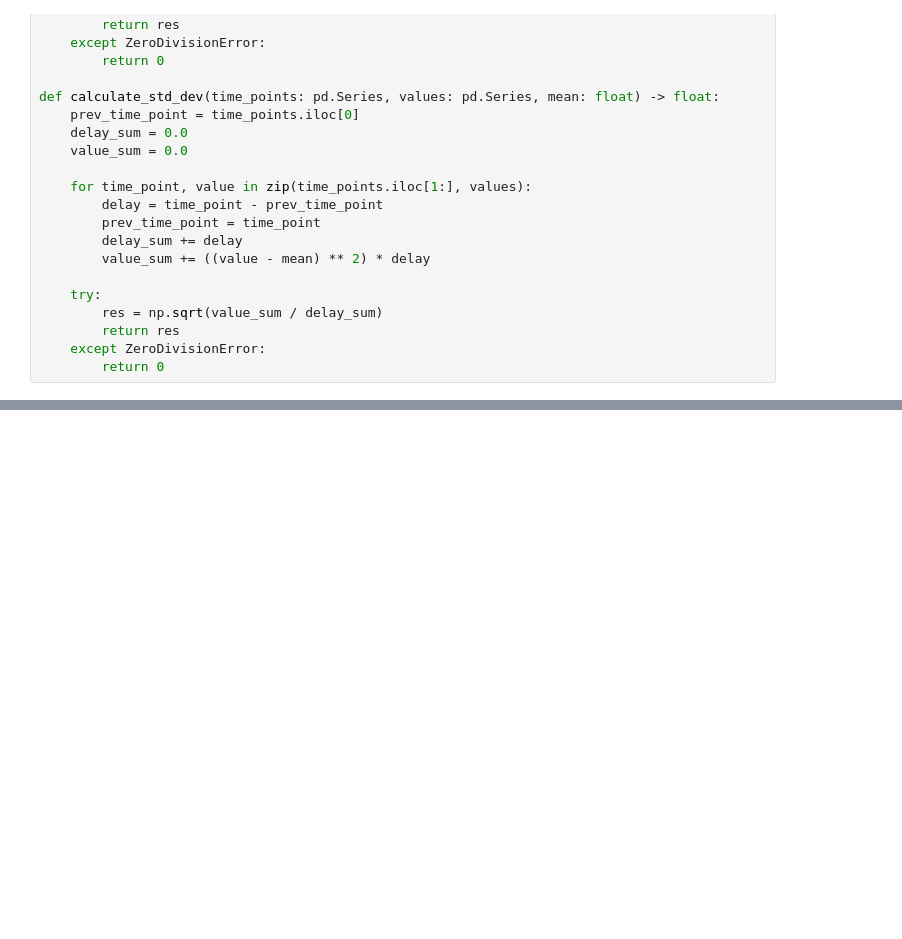
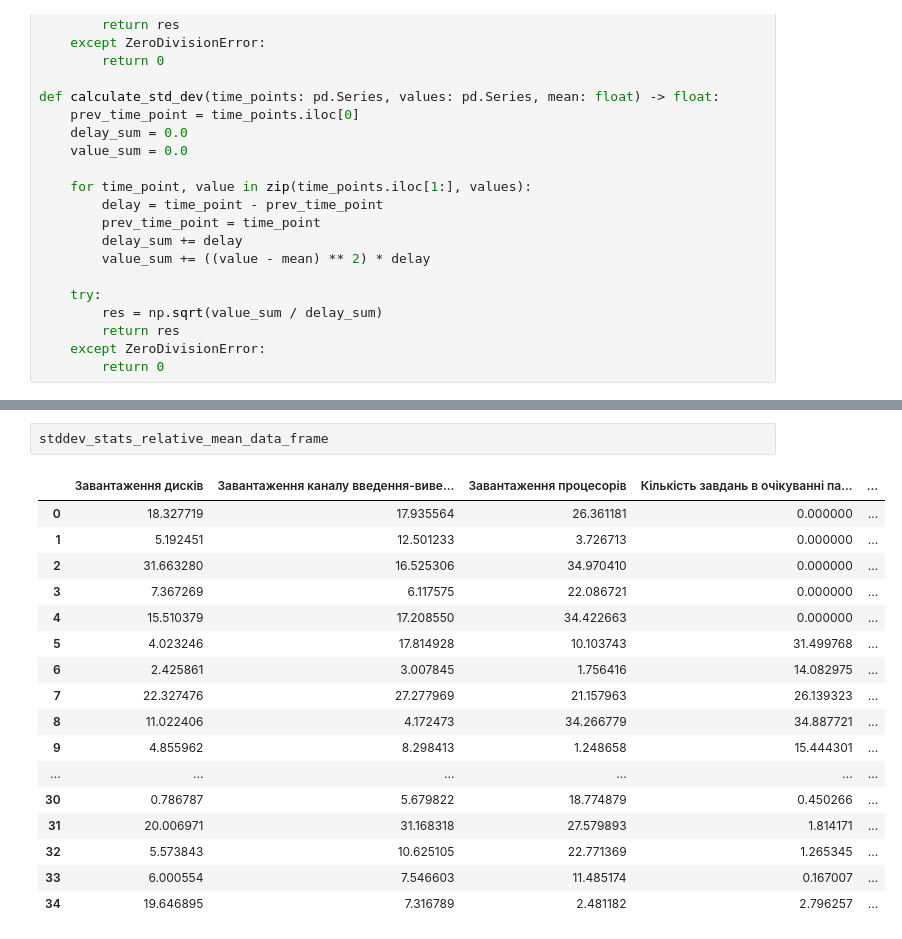
Before and after one commit to SideShowBoBGOT/system_modelling_seventh_semester, a Jupyter notebook: course_work/verification.ipynb, the cells around one changed output, grey strips where cells are left out. Cells and saved outputs as stored; diff of their text form; blank space fills up the shorter version.

```diff
--- a/course_work/verification.ipynb
+++ b/course_work/verification.ipynb
@@ -220,0 +267,20 @@ mean_stddev_stats_relative_mean_data_frame
+# %%
+stddev_stats_relative_mean_data_frame
+# %% [output]
+|  | Завантаження дисків | Завантаження каналу введення-виве... | Завантаження процесорів | Кількість завдань в очікуванні па... | ... |
+| 0 | 18.327719 | 17.935564 | 26.361181 | 0.000000 | ... |
+| 1 | 5.192451 | 12.501233 | 3.726713 | 0.000000 | ... |
+| 2 | 31.663280 | 16.525306 | 34.970410 | 0.000000 | ... |
+| 3 | 7.367269 | 6.117575 | 22.086721 | 0.000000 | ... |
+| 4 | 15.510379 | 17.208550 | 34.422663 | 0.000000 | ... |
+| 5 | 4.023246 | 17.814928 | 10.103743 | 31.499768 | ... |
+| 6 | 2.425861 | 3.007845 | 1.756416 | 14.082975 | ... |
+| 7 | 22.327476 | 27.277969 | 21.157963 | 26.139323 | ... |
+| 8 | 11.022406 | 4.172473 | 34.266779 | 34.887721 | ... |
+| 9 | 4.855962 | 8.298413 | 1.248658 | 15.444301 | ... |
+| ... | ... | ... | ... | ... | ... |
+| 30 | 0.786787 | 5.679822 | 18.774879 | 0.450266 | ... |
+| 31 | 20.006971 | 31.168318 | 27.579893 | 1.814171 | ... |
+| 32 | 5.573843 | 10.625105 | 22.771369 | 1.265345 | ... |
+| 33 | 6.000554 | 7.546603 | 11.485174 | 0.167007 | ... |
+| 34 | 19.646895 | 7.316789 | 2.481182 | 2.796257 | ... |
```
Also changed, not shown: parts of 12 cells of this notebook.
